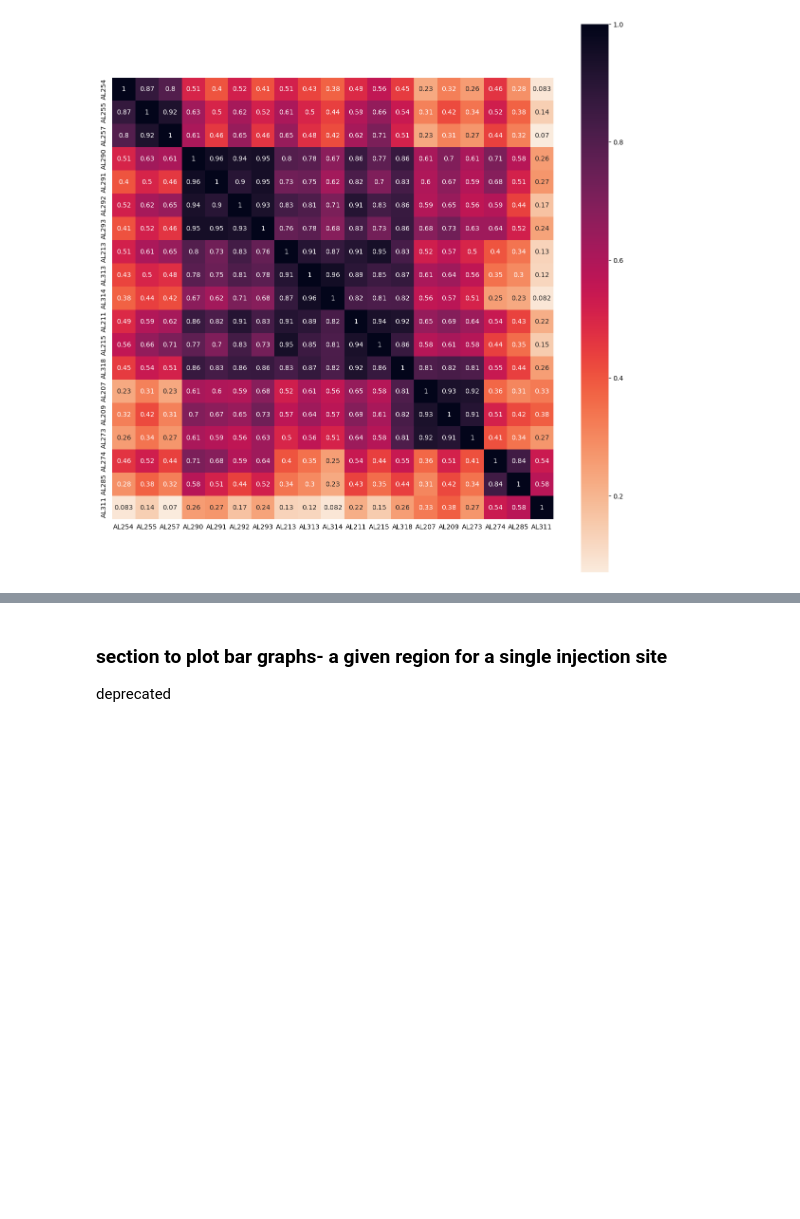
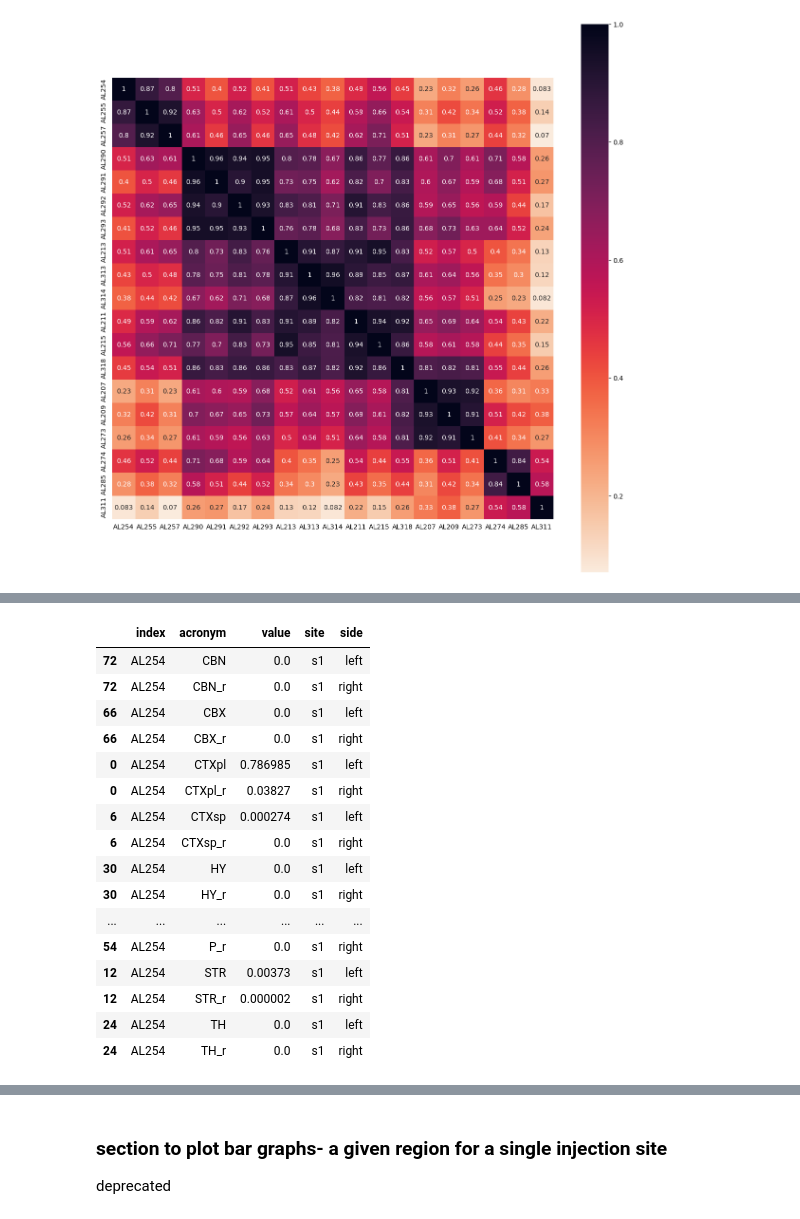
Before and after one commit to YANQI-LIU/Image_Registration, a Jupyter notebook: plotting_sns.ipynb, the cells around one changed output, grey strips where cells are left out. Drawn from its saved outputs; the diff is of its cells as text; code cells hidden in the pictures; blank space fills up the shorter version.

```diff
--- a/plotting_sns.ipynb
+++ b/plotting_sns.ipynb
@@ -686,0 +999,20 @@ plt.show()
+# %%
+expanded_both [expanded_both['index']== 'AL254']
+# %% [output]
+|  | index | acronym | value | site | side |
+| 72 | AL254 | CBN | 0.0 | s1 | left |
+| 72 | AL254 | CBN_r | 0.0 | s1 | right |
+| 66 | AL254 | CBX | 0.0 | s1 | left |
+| 66 | AL254 | CBX_r | 0.0 | s1 | right |
+| 0 | AL254 | CTXpl | 0.786985 | s1 | left |
+| 0 | AL254 | CTXpl_r | 0.03827 | s1 | right |
+| 6 | AL254 | CTXsp | 0.000274 | s1 | left |
+| 6 | AL254 | CTXsp_r | 0.0 | s1 | right |
+| 30 | AL254 | HY | 0.0 | s1 | left |
+| 30 | AL254 | HY_r | 0.0 | s1 | right |
+| ... | ... | ... | ... | ... | ... |
+| 54 | AL254 | P_r | 0.0 | s1 | right |
+| 12 | AL254 | STR | 0.00373 | s1 | left |
+| 12 | AL254 | STR_r | 0.000002 | s1 | right |
+| 24 | AL254 | TH | 0.0 | s1 | left |
+| 24 | AL254 | TH_r | 0.0 | s1 | right |
```
Also changed, not shown: parts of 19 cells of this notebook.
